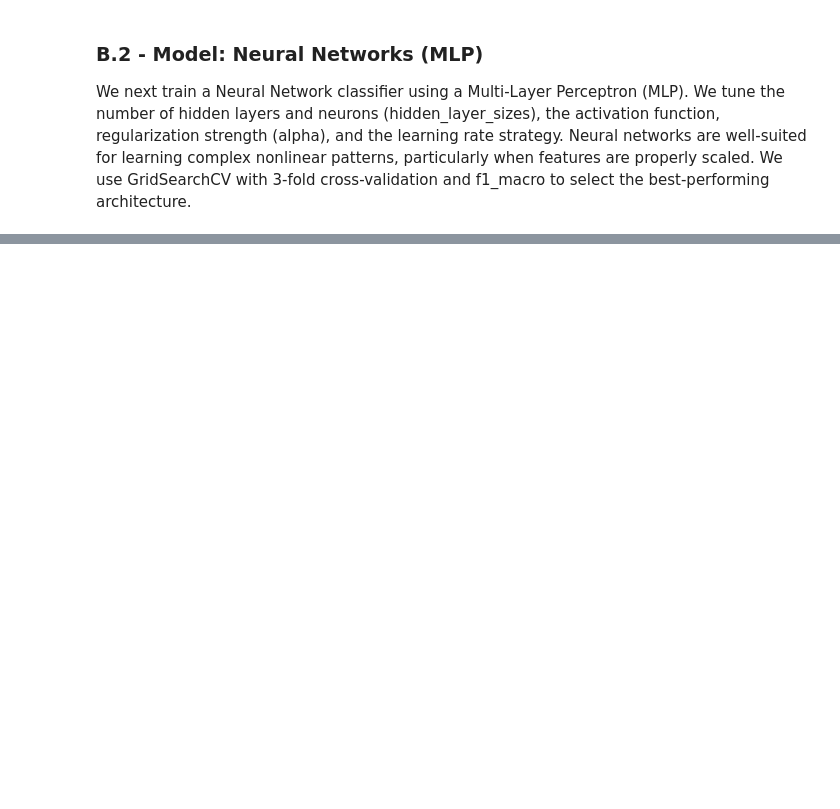
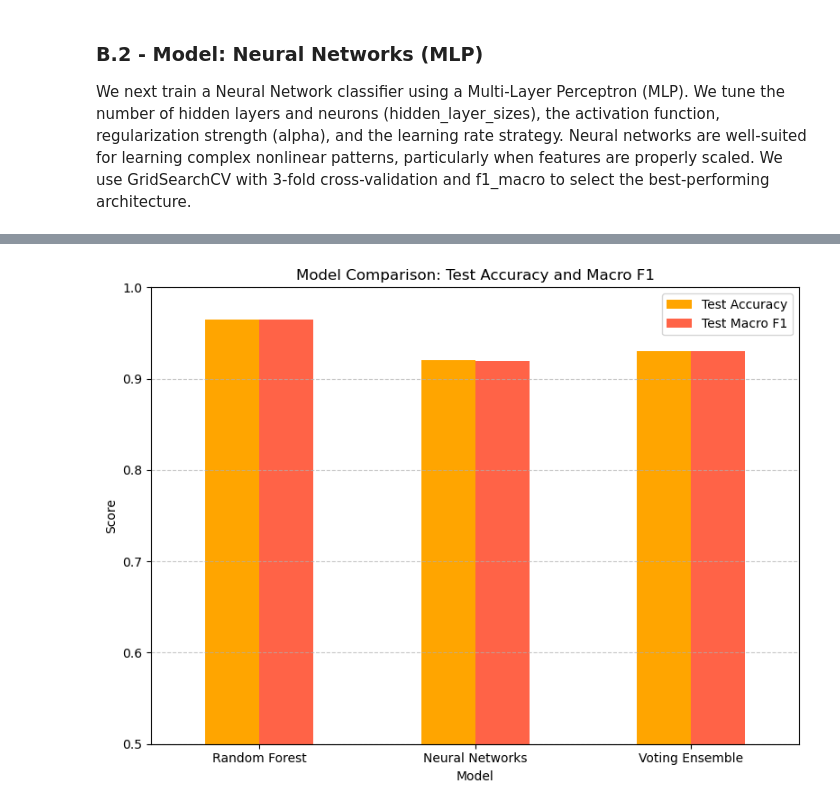
Before and after one commit to layla1010/HW3_ML, a Jupyter notebook: mnist_HW3.ipynb, the cells around one changed output, grey strips where cells are left out. Cells and saved outputs as stored; diff of their text form; code cells hidden in the pictures; blank space fills up the shorter version.

```diff
--- a/mnist_HW3.ipynb
+++ b/mnist_HW3.ipynb
@@ -354,0 +452,13 @@ Neural networks are well-suited for learning complex nonlinear patterns, particu
+# %%
+voting = VotingClassifier(estimators=[('rf', rf_m_best), ('mlp', mlp_m_best)], voting='soft')
+
+voting.fit(X_m_train_scaled, y_m_train)
+
+y_m_val_pred_vote = voting.predict(X_m_val_scaled)
+print("VotingClassifier - Validation F1:", f1_score(y_m_val, y_m_val_pred_vote, average='macro'), "\n")
+print(classification_report(y_m_val, y_m_val_pred_vote))
+
+# Test predictions
+y_m_test_pred_vote = voting.predict(X_m_test_scaled)
+print("VotingClassifier - Test F1:", f1_score(y_m_test, y_m_test_pred_vote, average='macro'), "\n")
+print(classification_report(y_m_test, y_m_test_pred_vote))
@@ -354,0 +527,12 @@ Neural networks are well-suited for learning complex nonlinear patterns, particu
+# %%
+# Test Plot
+summary_m_df.set_index('Model')[['Test Accuracy', 'Test Macro F1']].plot(kind='bar', figsize=(8, 6), color=['orange', 'tomato'])
+plt.title('Model Comparison: Test Accuracy and Macro F1')
+plt.ylabel('Score')
+plt.ylim(0.5, 1)
+plt.xticks(rotation=0)
+plt.grid(axis='y', linestyle='--', alpha=0.7)
+plt.tight_layout()
+plt.show()
+# %% [output]
+[figure, added]
```
Also changed, not shown: parts of 19 cells of this notebook.
